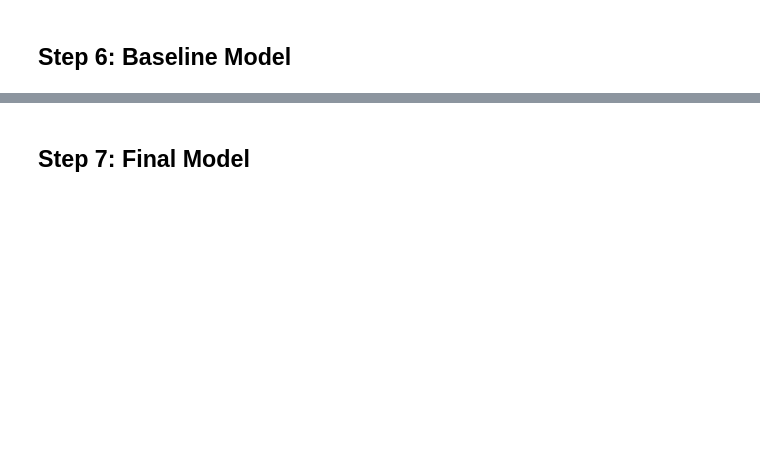
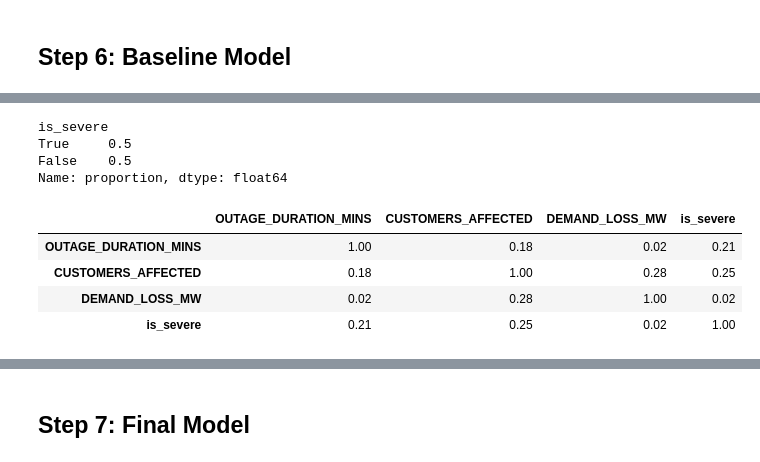
Before and after one commit to ajaganathan-coder/Power-Breakers, a Jupyter notebook: template.ipynb, the cells around one changed output, grey strips where cells are left out. Cells and saved outputs as stored; diff of their text form; code cells hidden in the pictures; blank space fills up the shorter version.

```diff
--- a/template.ipynb
+++ b/template.ipynb
@@ -874,0 +942,15 @@ Weekly windows raise the base rate versus daily, better matching medium-term pla
+# %%
+y.value_counts(normalize=True)
+# %% [output]
+is_severe
+True     0.5
+False    0.5
+Name: proportion, dtype: float64
+# %%
+severe_df[['OUTAGE_DURATION_MINS','CUSTOMERS_AFFECTED','DEMAND_LOSS_MW','is_severe']].corr()
+# %% [output]
+|  | OUTAGE_DURATION_MINS | CUSTOMERS_AFFECTED | DEMAND_LOSS_MW | is_severe |
+| OUTAGE_DURATION_MINS | 1.00 | 0.18 | 0.02 | 0.21 |
+| CUSTOMERS_AFFECTED | 0.18 | 1.00 | 0.28 | 0.25 |
+| DEMAND_LOSS_MW | 0.02 | 0.28 | 1.00 | 0.02 |
+| is_severe | 0.21 | 0.25 | 0.02 | 1.00 |
```
Also changed, not shown: parts of 46 cells of this notebook.
